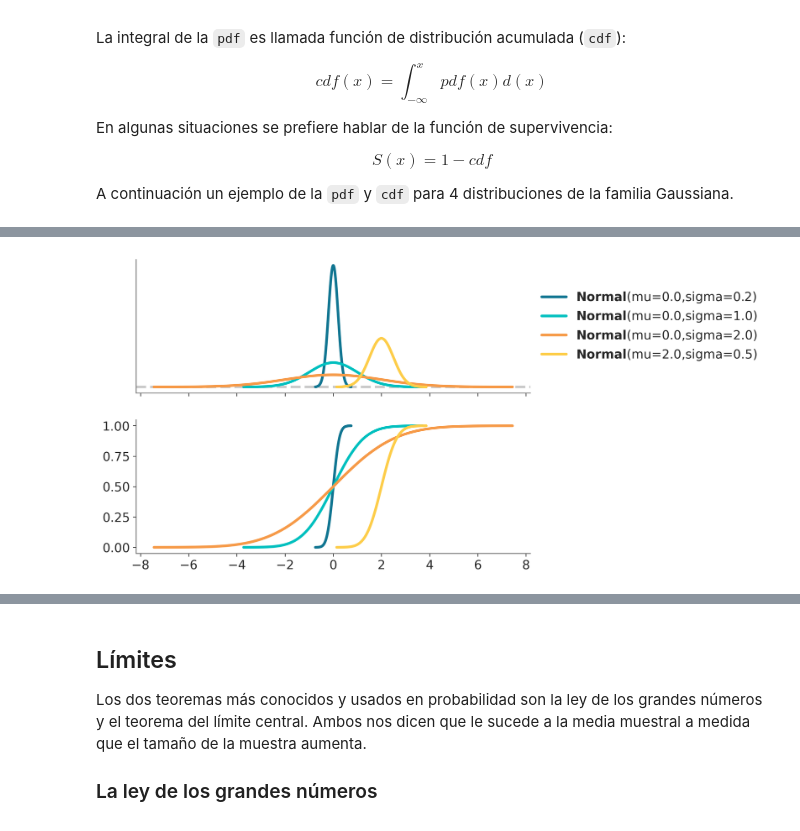
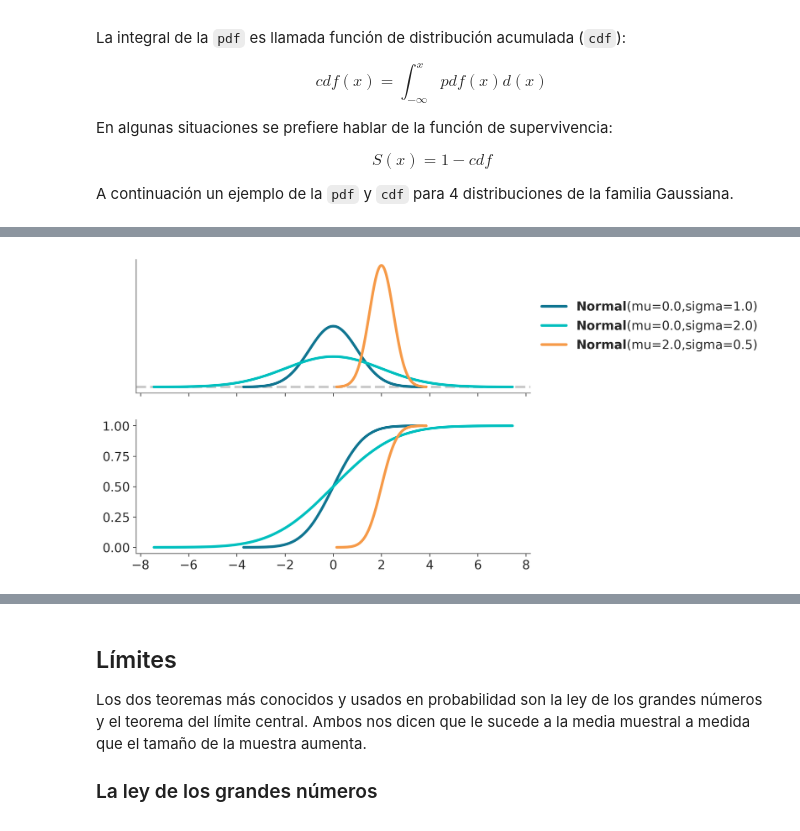
Before and after one commit to Grupo-de-modelado-probabilista/modelado_bayesiano, a Jupyter notebook: 00_Probabilidad.ipynb, the cells around one changed output, grey strips where cells are left out. Drawn from its saved outputs; the diff is of its cells as text; code cells hidden in the pictures.

```diff
--- a/00_Probabilidad.ipynb
+++ b/00_Probabilidad.ipynb
@@ -524,11 +535,11 @@ A continuación un ejemplo de la `pdf` y `cdf` para 4 distribuciones de la famil
 # %%
 _, ax = plt.subplots(2, 1, figsize=(8, 6), sharex=True)
 x_valores = np.linspace(-4, 4, 500)
-valores = [(0., .2), (0., 1.), (0., 2.), (2., .5)]
+valores = [(0., 1.), (0., 2.), (2., .5)]
 for val in valores:
     pz.Normal(*val).plot_pdf(ax=ax[0])
     pz.Normal(*val).plot_cdf(ax=ax[1])
     ax[1].get_legend().remove()
 # %% [output]
-[figure, old version]
+[figure, new version]
 # %% [markdown]
```
Also changed, not shown: parts of 8 cells of this notebook, 13 other files.
